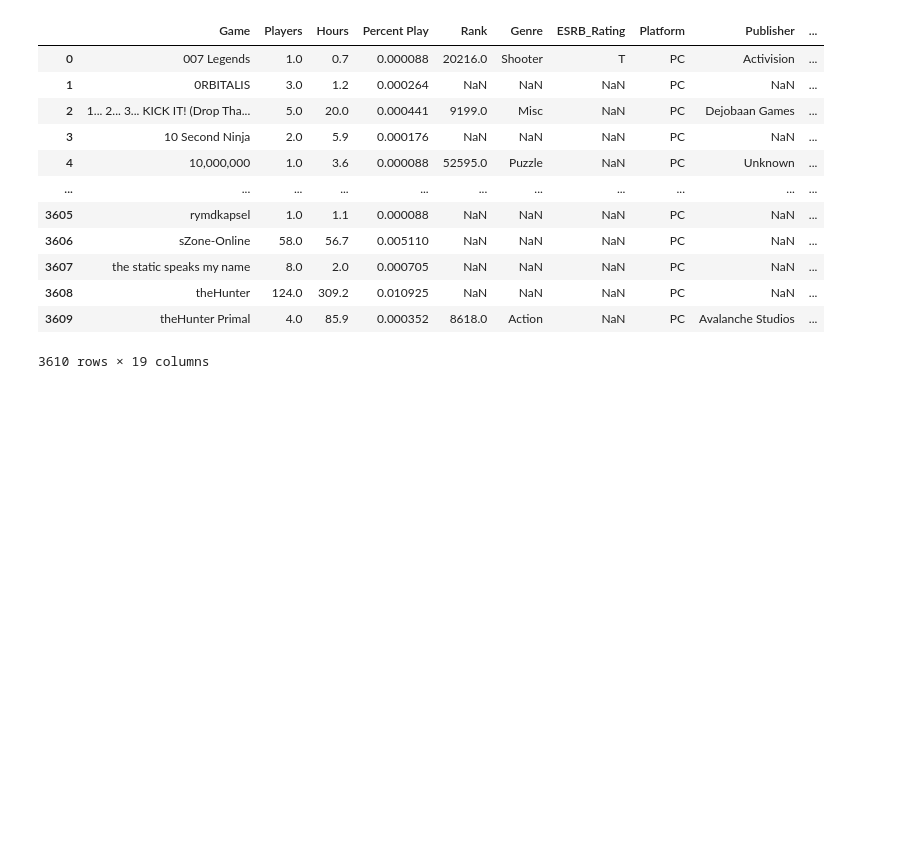
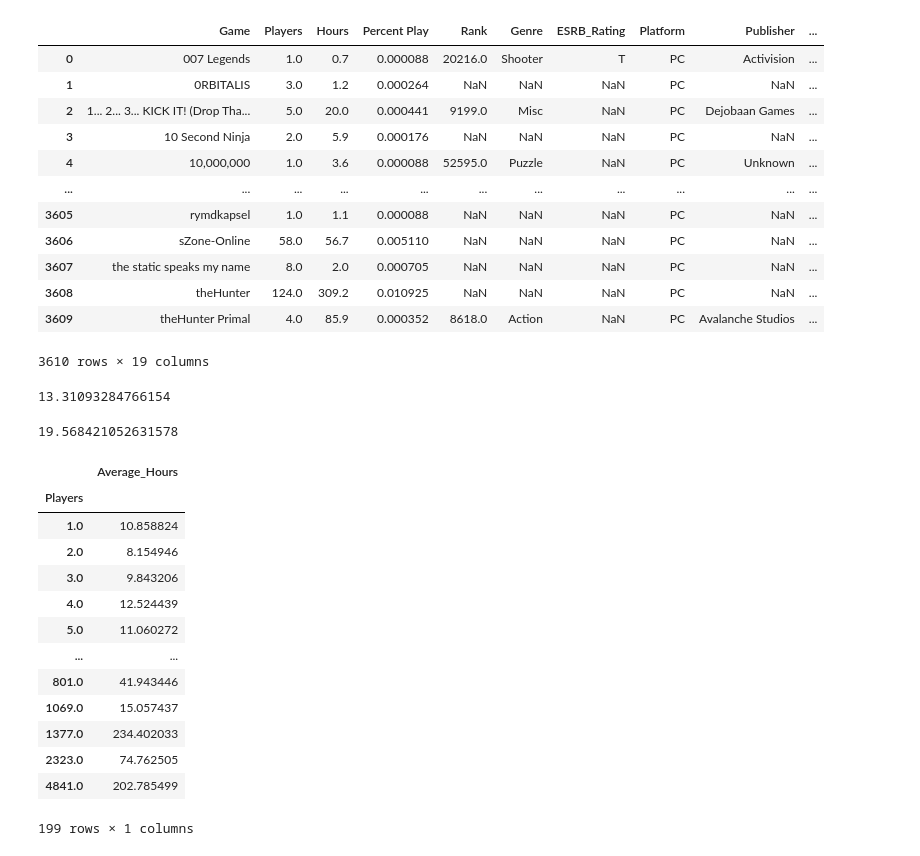
Before and after one commit to JoshGallagher13/Project-2, a Jupyter notebook: Notebook.ipynb, the cells around one changed output. Saved outputs shown, nothing was run; the diff lists cells and outputs as text; code cells hidden in the pictures; blank space fills up the shorter version.

```diff
--- a/Notebook.ipynb
+++ b/Notebook.ipynb
@@ -96,3 +96,30 @@ steam_sales_data
 3610 rows × 19 columns
 # %%
 steam_sales_data.to_csv('resources/steam_sales_data.csv')
+# %%
+steam_sales_data.insert(4,"Average_Hours", (steam_sales_data["Hours"]/steam_sales_data["Players"]),True)
+# %%
+steam_sales_data["Average_Hours"].mean()
+# %% [output]
+13.31093284766154
+# %%
+steam_sales_data["Players"].mean()
+# %% [output]
+19.568421052631578
+# %%
+steam_sales_data[["Players", "Average_Hours"]].groupby("Players").mean()
+# %% [output]
+|  | Average_Hours |
+| Players |  |
+| 1.0 | 10.858824 |
+| 2.0 | 8.154946 |
+| 3.0 | 9.843206 |
+| 4.0 | 12.524439 |
+| 5.0 | 11.060272 |
+| ... | ... |
+| 801.0 | 41.943446 |
+| 1069.0 | 15.057437 |
+| 1377.0 | 234.402033 |
+| 2323.0 | 74.762505 |
+| 4841.0 | 202.785499 |
+199 rows × 1 columns
```
Also changed, not shown: 3 other files.
